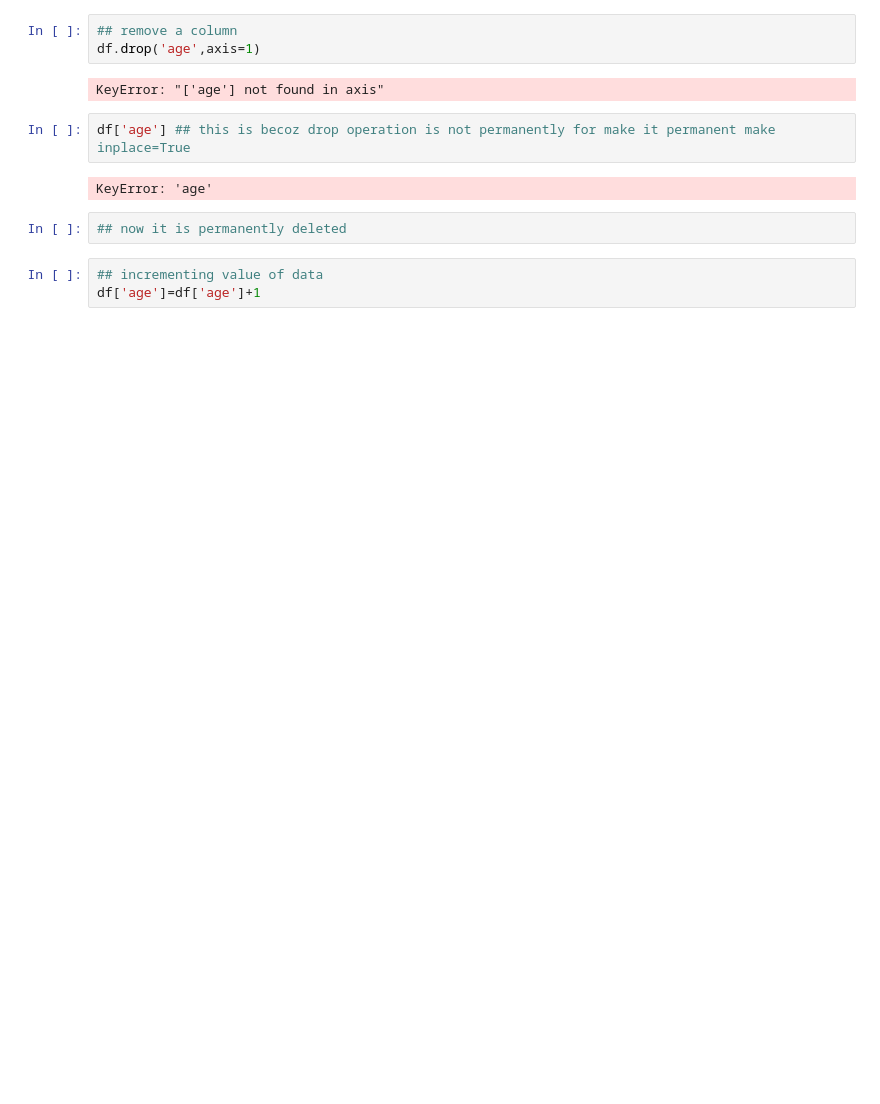
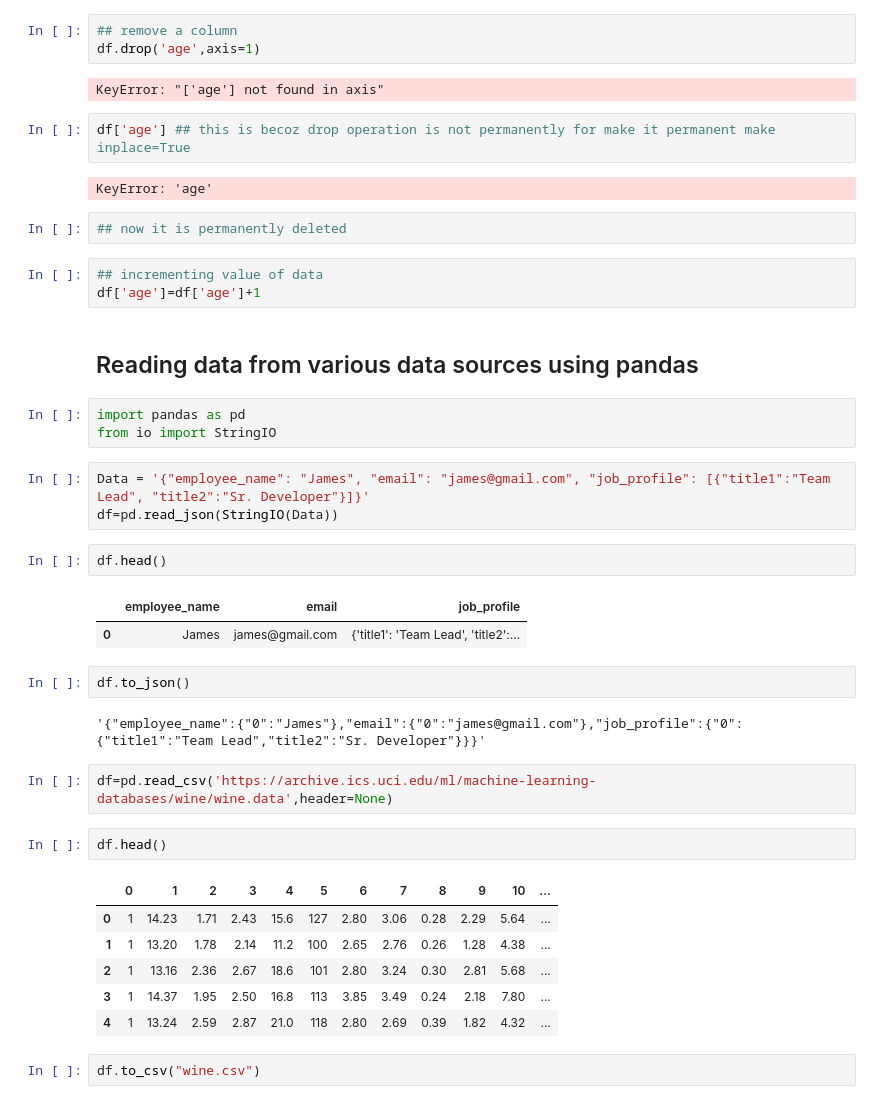
Before and after one commit to mdaftab20089/Machine-Learning, a Jupyter notebook: Pandas.ipynb, the cells around one changed output. Cells and saved outputs as stored; diff of their text form; blank space fills up the shorter version.

```diff
--- a/Pandas.ipynb
+++ b/Pandas.ipynb
@@ -128,3 +128,33 @@ KeyError: 'age'
 # %%
 ## incrementing value of data
 df['age']=df['age']+1
+# %% [markdown]
+## Reading data from various data sources using pandas
+# %%
+import pandas as pd
+from io import StringIO
+# %%
+Data = '{"employee_name": "James", "email": "james@gmail.com", "job_profile": [{"title1":"Team Lead", "title2":"Sr. Developer"}]}'
+df=pd.read_json(StringIO(Data))
+# %%
+df.head()
+# %% [output]
+|  | employee_name | email | job_profile |
+| 0 | James | james@gmail.com | {'title1': 'Team Lead', 'title2':... |
+# %%
+df.to_json()
+# %% [output]
+'{"employee_name":{"0":"James"},"email":{"0":"james@gmail.com"},"job_profile":{"0":{"title1":"Team Lead","title2":"Sr. Developer"}}}'
+# %%
+df=pd.read_csv('https://archive.ics.uci.edu/ml/machine-learning-databases/wine/wine.data',header=None)
+# %%
+df.head()
+# %% [output]
+|  | 0 | 1 | 2 | 3 | 4 | 5 | 6 | 7 | 8 | 9 | 10 | ... |
+| 0 | 1 | 14.23 | 1.71 | 2.43 | 15.6 | 127 | 2.80 | 3.06 | 0.28 | 2.29 | 5.64 | ... |
+| 1 | 1 | 13.20 | 1.78 | 2.14 | 11.2 | 100 | 2.65 | 2.76 | 0.26 | 1.28 | 4.38 | ... |
+| 2 | 1 | 13.16 | 2.36 | 2.67 | 18.6 | 101 | 2.80 | 3.24 | 0.30 | 2.81 | 5.68 | ... |
+| 3 | 1 | 14.37 | 1.95 | 2.50 | 16.8 | 113 | 3.85 | 3.49 | 0.24 | 2.18 | 7.80 | ... |
+| 4 | 1 | 13.24 | 2.59 | 2.87 | 21.0 | 118 | 2.80 | 2.69 | 0.39 | 1.82 | 4.32 | ... |
+# %%
+df.to_csv("wine.csv")
```
Also changed, not shown: parts of 5 cells of this notebook, 11 other files.
